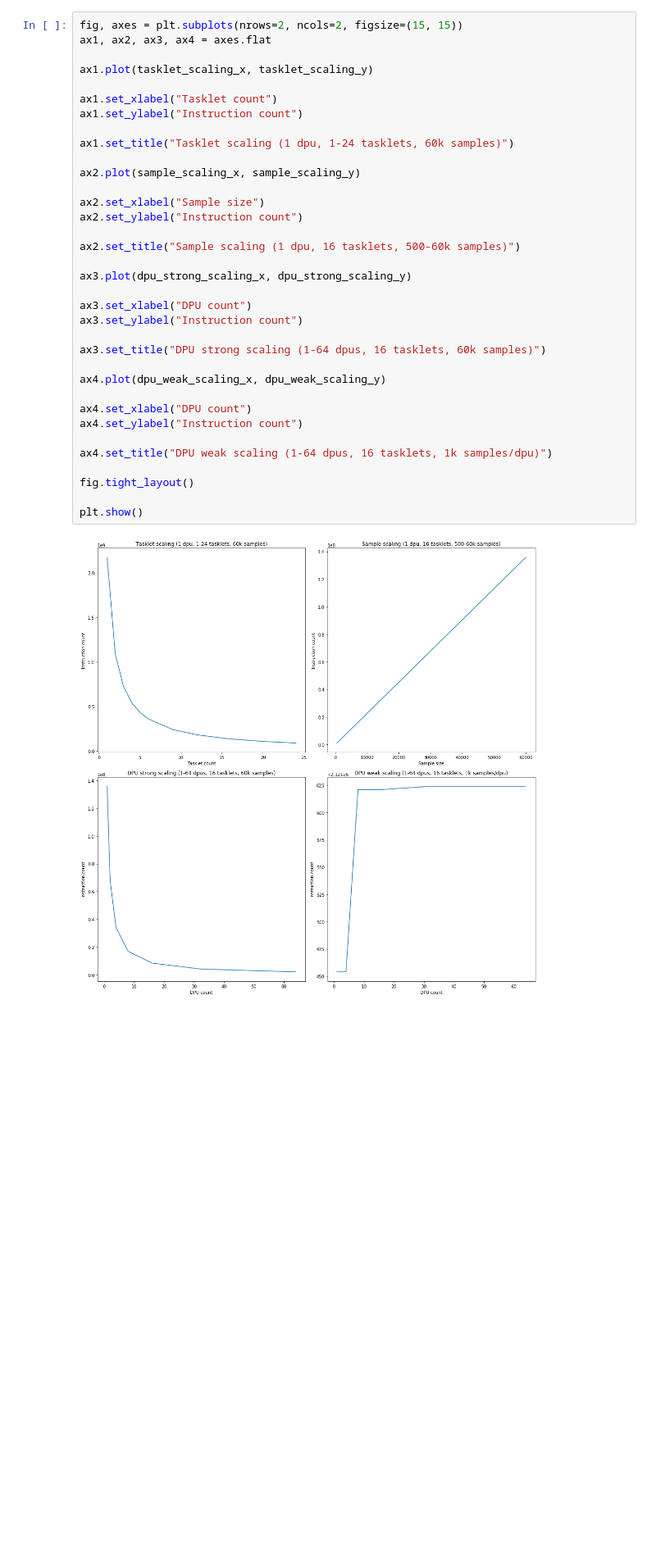
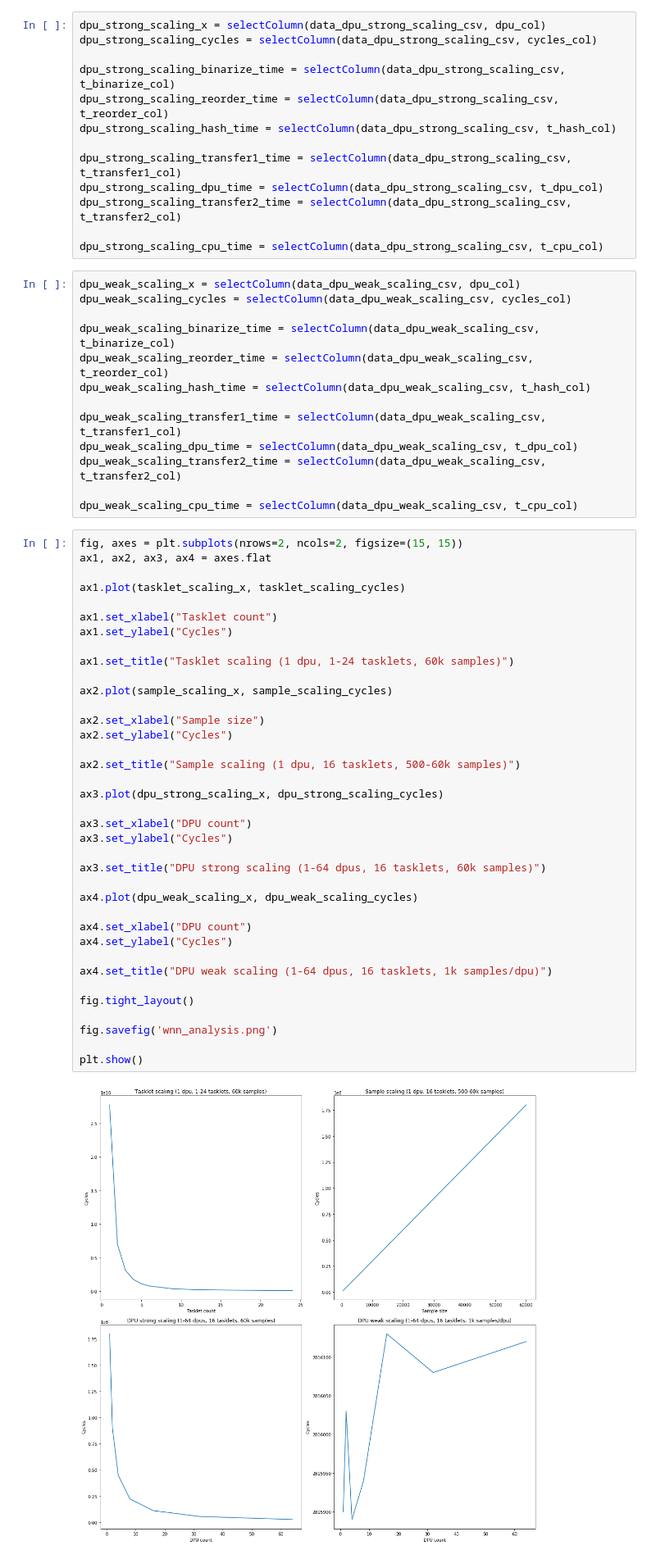
Before and after one commit to Xavier0301/PIMbthowen, a Jupyter notebook: analysis.ipynb, the cells around one changed output. Shown at 82% size. Cells and saved outputs as stored; diff of their text form; blank space fills up the shorter version.

```diff
--- a/analysis.ipynb
+++ b/analysis.ipynb
@@ -71,37 +103,65 @@ dpu_weak_scaling_y = [int(pair[1]) for pair in dpu_weak_scaling_xy]
+# %%
+dpu_strong_scaling_x = selectColumn(data_dpu_strong_scaling_csv, dpu_col)
+dpu_strong_scaling_cycles = selectColumn(data_dpu_strong_scaling_csv, cycles_col)
+
+dpu_strong_scaling_binarize_time = selectColumn(data_dpu_strong_scaling_csv, t_binarize_col)
+dpu_strong_scaling_reorder_time = selectColumn(data_dpu_strong_scaling_csv, t_reorder_col)
+dpu_strong_scaling_hash_time = selectColumn(data_dpu_strong_scaling_csv, t_hash_col)
+
+dpu_strong_scaling_transfer1_time = selectColumn(data_dpu_strong_scaling_csv, t_transfer1_col)
+dpu_strong_scaling_dpu_time = selectColumn(data_dpu_strong_scaling_csv, t_dpu_col)
+dpu_strong_scaling_transfer2_time = selectColumn(data_dpu_strong_scaling_csv, t_transfer2_col)
+
+dpu_strong_scaling_cpu_time = selectColumn(data_dpu_strong_scaling_csv, t_cpu_col)
+# %%
+dpu_weak_scaling_x = selectColumn(data_dpu_weak_scaling_csv, dpu_col)
+dpu_weak_scaling_cycles = selectColumn(data_dpu_weak_scaling_csv, cycles_col)
+
+dpu_weak_scaling_binarize_time = selectColumn(data_dpu_weak_scaling_csv, t_binarize_col)
+dpu_weak_scaling_reorder_time = selectColumn(data_dpu_weak_scaling_csv, t_reorder_col)
+dpu_weak_scaling_hash_time = selectColumn(data_dpu_weak_scaling_csv, t_hash_col)
+
+dpu_weak_scaling_transfer1_time = selectColumn(data_dpu_weak_scaling_csv, t_transfer1_col)
+dpu_weak_scaling_dpu_time = selectColumn(data_dpu_weak_scaling_csv, t_dpu_col)
+dpu_weak_scaling_transfer2_time = selectColumn(data_dpu_weak_scaling_csv, t_transfer2_col)
+
+dpu_weak_scaling_cpu_time = selectColumn(data_dpu_weak_scaling_csv, t_cpu_col)
 # %%
 fig, axes = plt.subplots(nrows=2, ncols=2, figsize=(15, 15))
 ax1, ax2, ax3, ax4 = axes.flat
 
-ax1.plot(tasklet_scaling_x, tasklet_scaling_y)
+ax1.plot(tasklet_scaling_x, tasklet_scaling_cycles)
 
 ax1.set_xlabel("Tasklet count")
-ax1.set_ylabel("Instruction count")
+ax1.set_ylabel("Cycles")
 
 ax1.set_title("Tasklet scaling (1 dpu, 1-24 tasklets, 60k samples)")
 
-ax2.plot(sample_scaling_x, sample_scaling_y)
+ax2.plot(sample_scaling_x, sample_scaling_cycles)
 
 ax2.set_xlabel("Sample size")
-ax2.set_ylabel("Instruction count")
+ax2.set_ylabel("Cycles")
 
 ax2.set_title("Sample scaling (1 dpu, 16 tasklets, 500-60k samples)")
 
-ax3.plot(dpu_strong_scaling_x, dpu_strong_scaling_y)
+ax3.plot(dpu_strong_scaling_x, dpu_strong_scaling_cycles)
 
 ax3.set_xlabel("DPU count")
-ax3.set_ylabel("Instruction count")
+ax3.set_ylabel("Cycles")
 
 ax3.set_title("DPU strong scaling (1-64 dpus, 16 tasklets, 60k samples)")
 
-ax4.plot(dpu_weak_scaling_x, dpu_weak_scaling_y)
+ax4.plot(dpu_weak_scaling_x, dpu_weak_scaling_cycles)
 
 ax4.set_xlabel("DPU count")
-ax4.set_ylabel("Instruction count")
+ax4.set_ylabel("Cycles")
 
 ax4.set_title("DPU weak scaling (1-64 dpus, 16 tasklets, 1k samples/dpu)")
 
 fig.tight_layout()
 
+fig.savefig('wnn_analysis.png')
+
 plt.show()
 # %% [output]
-[figure, old version]
+[figure, new version]
```
Also changed, not shown: parts of 16 cells of this notebook, 6 other files.
